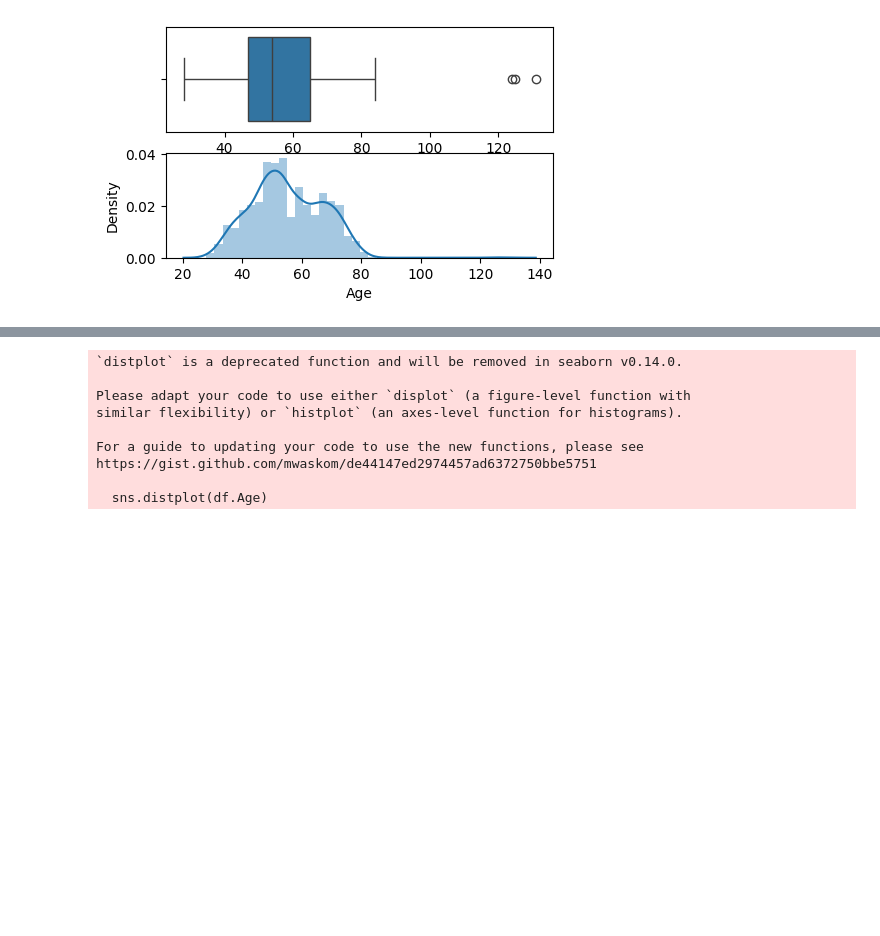
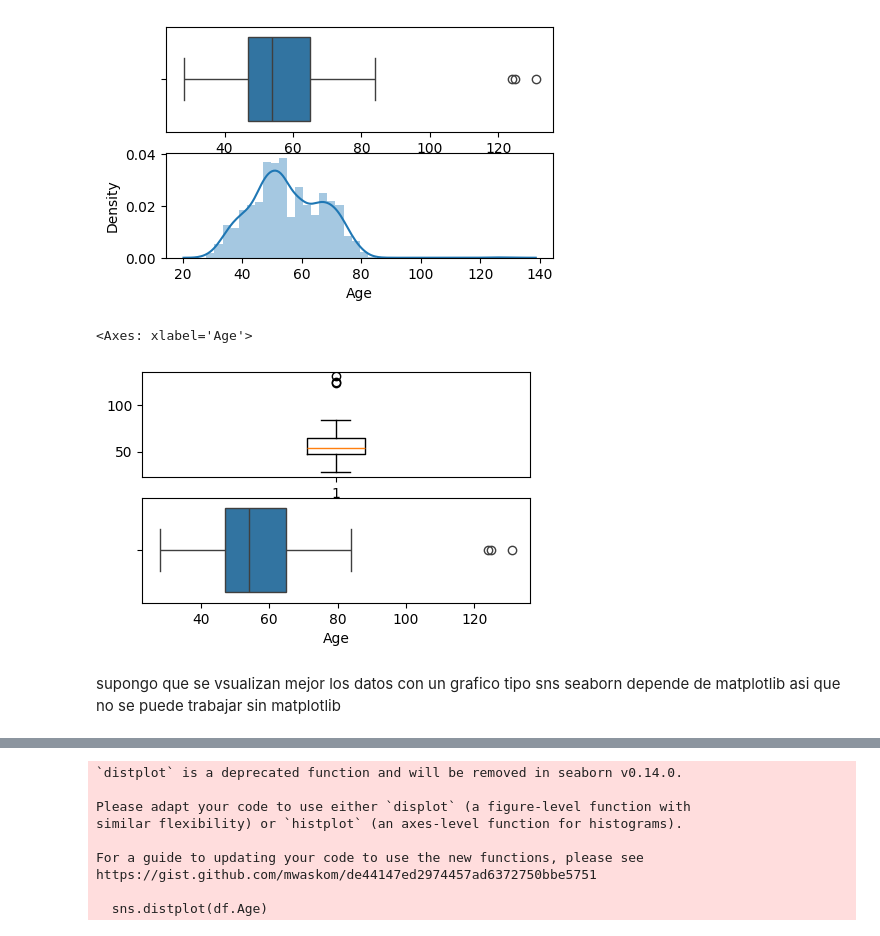
Before and after one commit to Liam-Nova/BIT_IA_Bootcamp, a Jupyter notebook: S1_C5_EDA_marketing.ipynb, the cells around one changed output, grey strips where cells are left out. Saved outputs shown, nothing was run; the diff lists cells and outputs as text; code cells hidden in the pictures; blank space fills up the shorter version.

```diff
--- a/S1_C5_EDA_marketing.ipynb
+++ b/S1_C5_EDA_marketing.ipynb
@@ -186,6 +199,18 @@ https://gist.github.com/mwaskom/de44147ed2974457ad6372750bbe5751
   sns.distplot(df['Age']) # distplot grafica de distribucion de en "curbas" o distribucion
 <Axes: xlabel='Age', ylabel='Density'>
 [figure]
+# %%
+plt.figure(figsize=(5,3))
+plt.subplot(2, 1, 1)
+plt.boxplot(df['Age'])
+plt.subplot(2, 1, 2)
+sns.boxplot(x = df['Age'])
+# %% [output]
+<Axes: xlabel='Age'>
+[figure, added]
+# %% [markdown]
+supongo que se vsualizan mejor los datos con un grafico tipo sns
+seaborn depende de matplotlib asi que no se puede trabajar sin matplotlib
 # %%
 df.describe()
 # %% [output]
```
Also changed, not shown: parts of 26 cells of this notebook.
